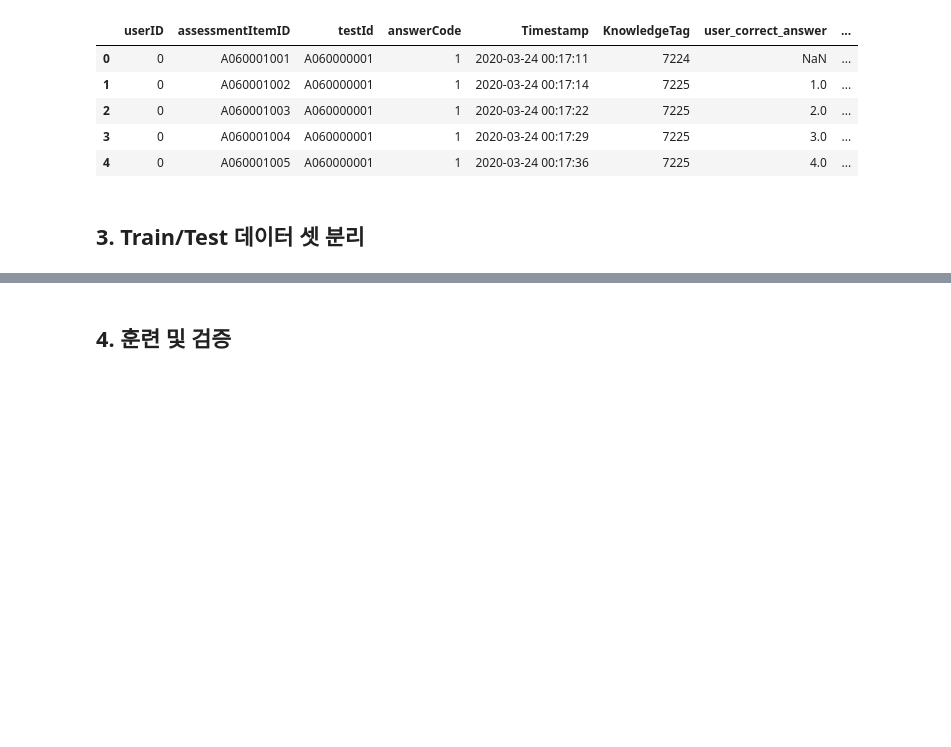
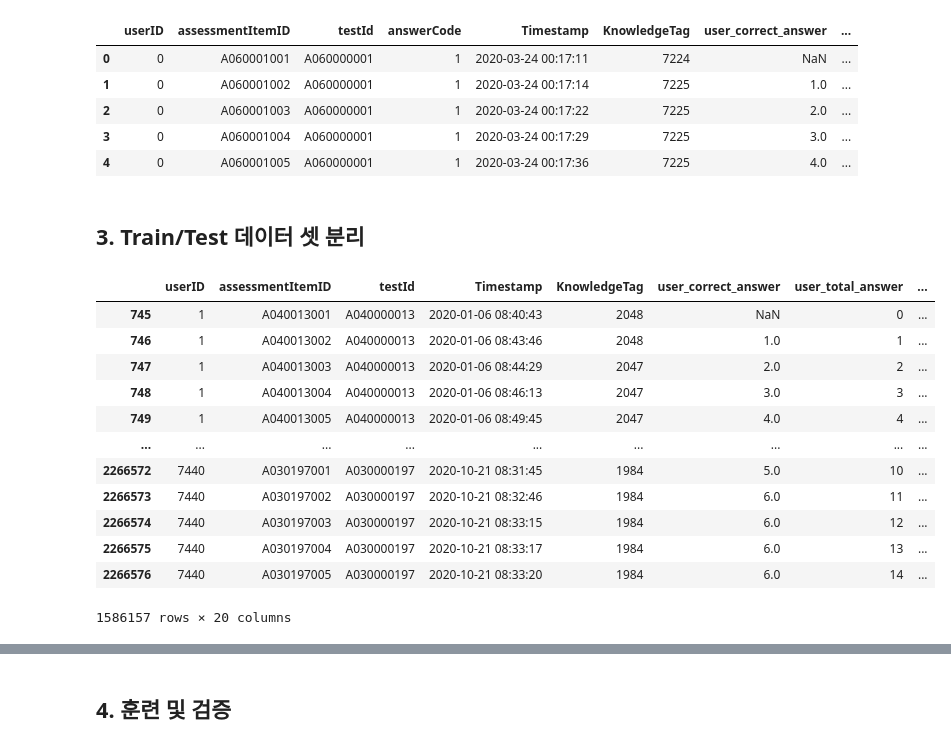
Before and after one commit to boostcampaitech4lv23recsys2/level2_dkt_recsys-level2-recsys-10, a Jupyter notebook: code/LGBMFE.ipynb, the cells around one changed output, grey strips where cells are left out. Drawn from its saved outputs; the diff is of its cells as text; code cells hidden in the pictures; blank space fills up the shorter version.

```diff
--- a/code/LGBMFE.ipynb
+++ b/code/LGBMFE.ipynb
@@ -80,6 +85,22 @@ def custom_train_test_split(df, ratio=0.7, split=True):
     #test데이터셋은 각 유저의 마지막 interaction만 추출
     test = test[test['userID'] != test['userID'].shift(-1)]
     return train, test
+# %%
+train
+# %% [output]
+|  | userID | assessmentItemID | testId | Timestamp | KnowledgeTag | user_correct_answer | user_total_answer | ... |
+| 745 | 1 | A040013001 | A040000013 | 2020-01-06 08:40:43 | 2048 | NaN | 0 | ... |
+| 746 | 1 | A040013002 | A040000013 | 2020-01-06 08:43:46 | 2048 | 1.0 | 1 | ... |
+| 747 | 1 | A040013003 | A040000013 | 2020-01-06 08:44:29 | 2047 | 2.0 | 2 | ... |
+| 748 | 1 | A040013004 | A040000013 | 2020-01-06 08:46:13 | 2047 | 3.0 | 3 | ... |
+| 749 | 1 | A040013005 | A040000013 | 2020-01-06 08:49:45 | 2047 | 4.0 | 4 | ... |
+| ... | ... | ... | ... | ... | ... | ... | ... | ... |
+| 2266572 | 7440 | A030197001 | A030000197 | 2020-10-21 08:31:45 | 1984 | 5.0 | 10 | ... |
+| 2266573 | 7440 | A030197002 | A030000197 | 2020-10-21 08:32:46 | 1984 | 6.0 | 11 | ... |
+| 2266574 | 7440 | A030197003 | A030000197 | 2020-10-21 08:33:15 | 1984 | 6.0 | 12 | ... |
+| 2266575 | 7440 | A030197004 | A030000197 | 2020-10-21 08:33:17 | 1984 | 6.0 | 13 | ... |
+| 2266576 | 7440 | A030197005 | A030000197 | 2020-10-21 08:33:20 | 1984 | 6.0 | 14 | ... |
+1586157 rows × 20 columns
 # %%
 # 유저별 분리
 train, test = custom_train_test_split(df)
```
Also changed, not shown: parts of 6 cells of this notebook, 2 other files.
